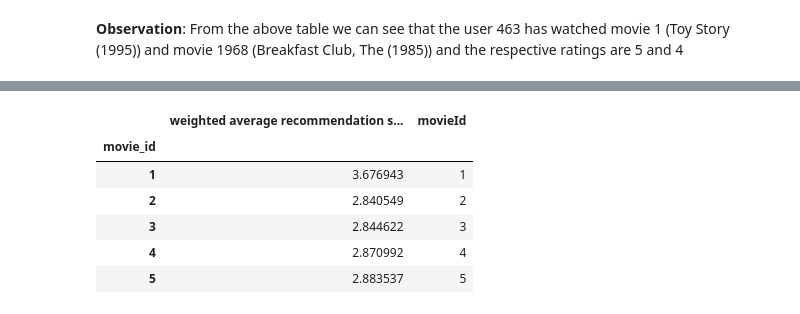
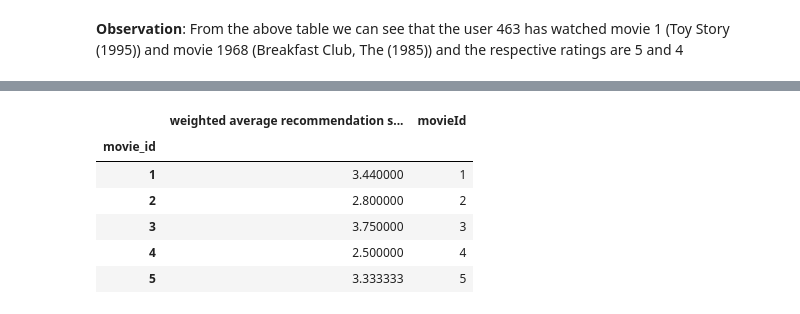
Before and after one commit to Praveen2795/Movie-Recommedation-System, a Jupyter notebook: Movie Recommendation system - DSCI Final Project .ipynb, the cells around one changed output, grey strips where cells are left out. Cells and saved outputs as stored; diff of their text form; code cells hidden in the pictures.

```diff
--- a/Movie Recommendation system - DSCI Final Project .ipynb
+++ b/Movie Recommendation system - DSCI Final Project .ipynb
@@ -1206,0 +1260,6 @@ topUsers.head()
+# %%
+# Variable holds top 50 similarity observations in sorted order w.r.t similarity index column
+top_users_based_on_similarity = pearson_DF.sort_values(by='similarityIndex', ascending=False)[0:50]
+
+# Showing top 5 sorted observations
+top_users_based_on_similarity.head()
@@ -1207,5 +1273,8 @@ topUsers.head()
 # %%
-topUsersRating=topUsers.merge(ratings_data, left_on='userId', right_on='user_id', how='inner')
-topUsersRating.head()
+# Merging the ratings data with the sorted similarity dataframe
+top_users_and_ratings = top_users_based_on_similarity.merge(ratings_data, left_on='userId', right_on='user_id', how='inner')
+
+# Displays the top observations
+top_users_and_ratings.head()
 # %% [output]
 |  | similarityIndex | userId | user_id | movie_id | rating | timestamp |
@@ -1217,6 +1286,9 @@ topUsersRating.head()
 # %%
-#Multiplies the similarity by the user's ratings
-topUsersRating['weightedRating'] = topUsersRating['similarityIndex']*topUsersRating['rating']
-topUsersRating.head()
+# Calculating the weighted ratings by multiplying the similarity by the user's ratings so that the
+# similarity value influences the ratings
+top_users_and_ratings['weightedRating'] = top_users_and_ratings['similarityIndex']*top_users_and_ratings['rating']
+
+# Displays top 5 observations
+top_users_and_ratings.head()
 # %% [output]
 |  | similarityIndex | userId | user_id | movie_id | rating | timestamp | weightedRating |
@@ -1240,0 +1317,9 @@ tempTopUsersRating.head()
+# %%
+# Summing the values of similarity_index and weighted_rating after grouping the Df by user ID
+temp_top_user_rating = top_users_and_ratings.groupby('movie_id').sum()[['similarityIndex','weightedRating']]
+# Updating the name of the columns respectively
+temp_top_user_rating.columns = ['sum_of_similarity_Index','sum_of_weighted_Rating']
+
+# Displays top 5 observations
+print("Dataframe with Sum of similarity index and sum of weighted ratings for each movie: ")
+temp_top_user_rating.head()
@@ -1241,15 +1335,19 @@ tempTopUsersRating.head()
 # %%
-#Creates an empty dataframe
+# Creating an empty dataframe
 recommendation_df = pd.DataFrame()
-#Now we take the weighted average
-recommendation_df['weighted average recommendation score'] = tempTopUsersRating['sum_weightedRating']/tempTopUsersRating['sum_similarityIndex']
-recommendation_df['movieId'] = tempTopUsersRating.index
+
+# Calculating weighted average scores for each movie by using the weighted avg. formula
+recommendation_df['weighted average recommendation score'] = temp_top_user_rating['sum_of_weighted_Rating']/temp_top_user_rating['sum_of_similarity_Index']
+# Setting movie ID as index for the dataframe
+recommendation_df['movieId'] = temp_top_user_rating.index
+
+# Display top 5 observation
 recommendation_df.head()
 # %% [output]
 |  | weighted average recommendation s... | movieId |
 | movie_id |  |  |
-| 1 | 3.676943 | 1 |
-| 2 | 2.840549 | 2 |
-| 3 | 2.844622 | 3 |
-| 4 | 2.870992 | 4 |
-| 5 | 2.883537 | 5 |
+| 1 | 3.440000 | 1 |
+| 2 | 2.800000 | 2 |
+| 3 | 3.750000 | 3 |
+| 4 | 2.500000 | 4 |
+| 5 | 3.333333 | 5 |
```
Also changed, not shown: parts of 28 cells of this notebook.
